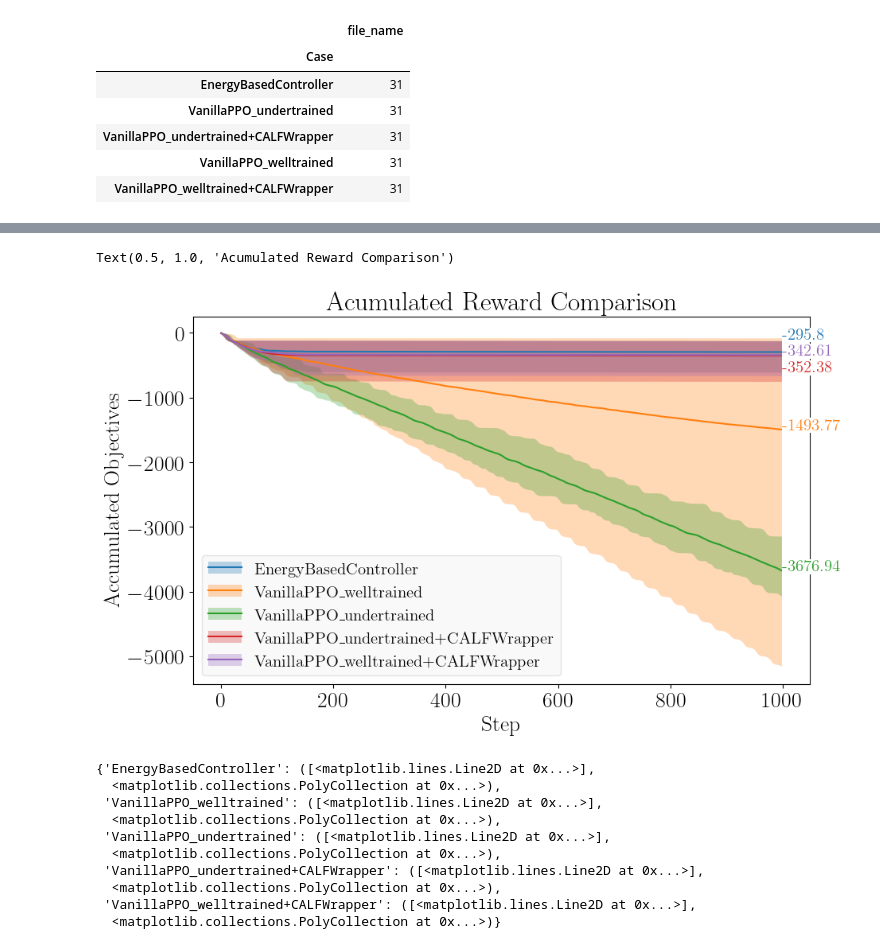
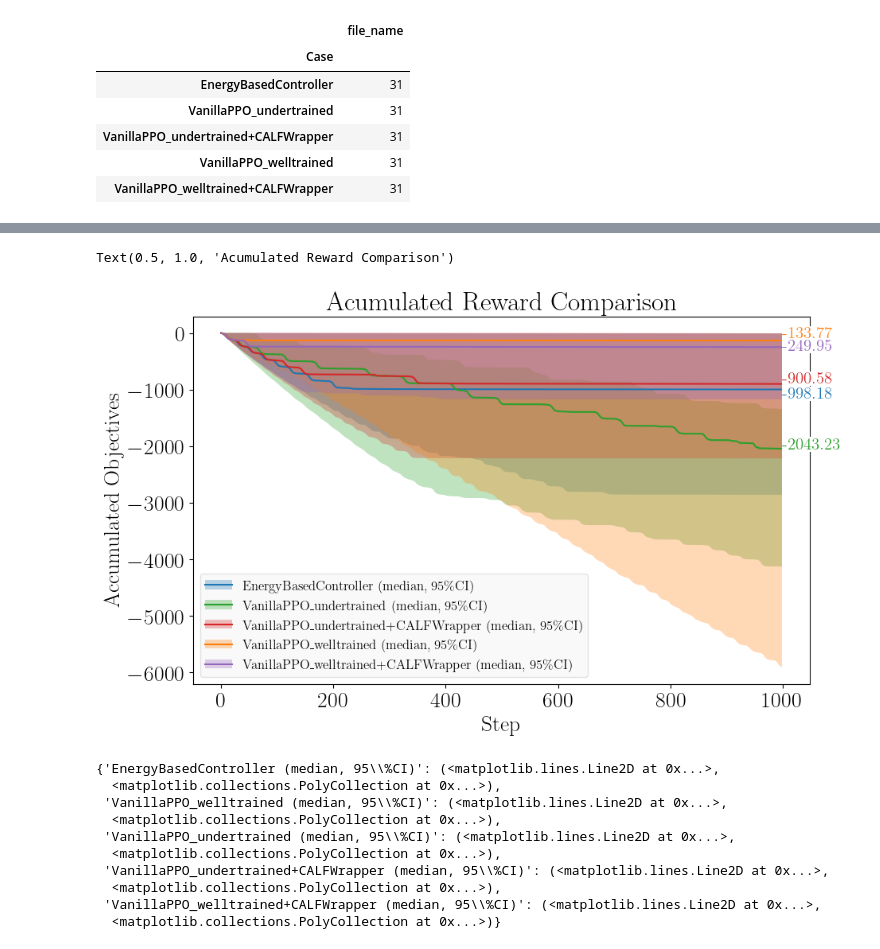
Before and after one commit to osinenkop/stable-baselines-playground, a Jupyter notebook: notebooks/analysis.ipynb, the cells around one changed output, grey strips where cells are left out. Cells and saved outputs as stored; diff of their text form; code cells hidden in the pictures.

```diff
--- a/notebooks/analysis.ipynb
+++ b/notebooks/analysis.ipynb
@@ -14,9 +14,9 @@ df = None
 
 alias = {
     "energy_based_run": "EnergyBasedController",
-    "pure_ppo_eval_200000": "VanillaPPO_undertrained",
+    "pure_ppo_eval_250000": "VanillaPPO_undertrained",
     "pure_ppo_eval_500000": "VanillaPPO_welltrained",
-    "pure_ppo_with_calfw_eval_200000": "VanillaPPO_undertrained+CALFWrapper",
+    "pure_ppo_with_calfw_eval_250000": "VanillaPPO_undertrained+CALFWrapper",
     "pure_ppo_with_calfw_eval_500000": "VanillaPPO_welltrained+CALFWrapper",
 }
 
@@ -53,6 +53,9 @@ for root, dirs, files in os.walk("../logs"):
                 tmp_df["Case"] = alias[k]
                 break
 
+        if "Case" not in tmp_df:
+            continue
+
         if df is None:
             df = tmp_df
         else:
@@ -108,0 +112,11 @@ group_df.groupby("Case").agg({
+# %%
+fig, ax = plt.subplots(figsize=(10, 6))
+p = group_df.boxplot(by="Case",ax=ax)
+p.set_xticklabels([l for l in p.get_xticklabels()], rotation=15, ha="right")
+p.minorticks_on()
+
+ax.set_ylabel("Last accummulated reward")
+ax.set_title("Box plot grouped by Case\nLast accumulated rewards over 31 runs")
+ax.grid(visible=True, which="both", linewidth=0.3)
+fig.suptitle("")
+plt.tight_layout()
@@ -152,27 +171,28 @@ def plot_ic(df, ax,
 
     return p
 
-def plot_mean(df, ax,
+def plot_solid(df, ax,
             y_label="accumulated_reward",
             low_quantile=0.025,
             high_quantile=0.975,
             color=None,
             use_interpolate=False,
             is_truncate=True,
-            bias=[0,0]):
+            bias=[0,0],
+            agg_func="mean"):
     tmp_df = df.copy()
-    mean_df = tmp_df.loc[:, ["step", y_label]].groupby("step").mean()
+    target_df = tmp_df.loc[:, ["step", y_label]].groupby("step").agg(agg_func)
 
     # Plot
     if not use_interpolate:
-        X_ = mean_df.index
-        Y_ = mean_df[y_label]
+        X_ = target_df.index
+        Y_ = target_df[y_label]
     else:
-        cubic_interpolation_model_mean = interp1d(mean_df.index,
-                                                  mean_df[y_label], kind = "cubic")
+        cubic_interpolation_model_mean = interp1d(target_df.index,
+                                                  target_df[y_label], kind = "cubic")
 
         # Plotting the Graph
-        X_=np.linspace(mean_df.index.min(), mean_df.index.max(), 40)
+        X_=np.linspace(target_df.index.min(), target_df.index.max(), 40)
         Y_=cubic_interpolation_model_mean(X_)
 
     p = ax.plot(X_,
@@ -189,54 +209,67 @@ def plot_mean(df, ax,
             bbox=dict(facecolor='white', edgecolor="None", pad=0.2),
             fontsize=15)
 
     ax.set_xlabel("Step")
     ax.set_ylabel("Accumulated Objectives")
 
     return p[0]
 
 tmp_df = df.set_index(["Case"])
 y_label = "accumulated_reward"
 
 fig, ax = plt.subplots(figsize=(10, 6))
 
 legend_info = {}
 
 anotation_bias = {
-    "EnergyBasedController": [0, 200],
+    "EnergyBasedController": [0, -150],
     "VanillaPPO_undertrained": [0, 0],
-    "VanillaPPO_undertrained+CALFWrapper": [0, -250],
-    "VanillaPPO_welltrained": [0, 0],
-    "VanillaPPO_welltrained+CALFWrapper": [0, 0],
+    "VanillaPPO_undertrained+CALFWrapper": [0, 20],
+    "VanillaPPO_welltrained": [0, 50],
+    "VanillaPPO_welltrained+CALFWrapper": [0, -50],
 }
 
-for c in tmp_df.index.unique():
-    p_m = plot_mean(tmp_df.loc[c], y_label=y_label, ax=ax, color=case_colors[c], bias=anotation_bias[c])
+agg_func = "median"
+
+# for c in tmp_df.index.unique():
+for c in [
+    "EnergyBasedController",
+    "VanillaPPO_undertrained",
+    "VanillaPPO_undertrained+CALFWrapper",
+    "VanillaPPO_welltrained",
+    "VanillaPPO_welltrained+CALFWrapper",
+]:
+    p_m = plot_solid(tmp_df.loc[c], y_label=y_label,
+                     ax=ax,
+                     color=case_colors[c],
+                     bias=anotation_bias[c],
+                     agg_func=agg_func)
     p_ic = plot_ic(tmp_df.loc[c], y_label=y_label, ax=ax, color=case_colors[c])
 
-    legend_info[c] = (p_m, p_ic)
+    legend_info[c + f" ({agg_func}, 95\%CI)"] = (p_m, p_ic)
 
 legend = ax.legend(legend_info.values(),
                    legend_info.keys(),
                    facecolor='whitesmoke',
                    framealpha=0.5,
-                   prop={'size': 15})
+                   prop={'size': 12})
 
 ax.set_title("Acumulated Reward Comparison")
 # %% [output]
 Text(0.5, 1.0, 'Acumulated Reward Comparison')
-[figure, old version]
+[figure, new version]
 # %%
 legend_info
 # %% [output]
-{'EnergyBasedController': ([<matplotlib.lines.Line2D at 0x...>],
+{'EnergyBasedController (median, 95\\%CI)': (<matplotlib.lines.Line2D at 0x...>,
   <matplotlib.collections.PolyCollection at 0x...>),
- 'VanillaPPO_welltrained': ([<matplotlib.lines.Line2D at 0x...>],
+ 'VanillaPPO_welltrained (median, 95\\%CI)': (<matplotlib.lines.Line2D at 0x...>,
   <matplotlib.collections.PolyCollection at 0x...>),
- 'VanillaPPO_undertrained': ([<matplotlib.lines.Line2D at 0x...>],
+ 'VanillaPPO_undertrained (median, 95\\%CI)': (<matplotlib.lines.Line2D at 0x...>,
   <matplotlib.collections.PolyCollection at 0x...>),
- 'VanillaPPO_undertrained+CALFWrapper': ([<matplotlib.lines.Line2D at 0x...>],
+ 'VanillaPPO_undertrained+CALFWrapper (median, 95\\%CI)': (<matplotlib.lines.Line2D at 0x...>,
   <matplotlib.collections.PolyCollection at 0x...>),
- 'VanillaPPO_welltrained+CALFWrapper': ([<matplotlib.lines.Line2D at 0x...>],
+ 'VanillaPPO_welltrained+CALFWrapper (median, 95\\%CI)': (<matplotlib.lines.Line2D at 0x...>,
   <matplotlib.collections.PolyCollection at 0x...>)}
 # %%
 def plot_accum_reward(df, y_label="accumulated_reward"):
```
Also changed, not shown: parts of 11 cells of this notebook.
